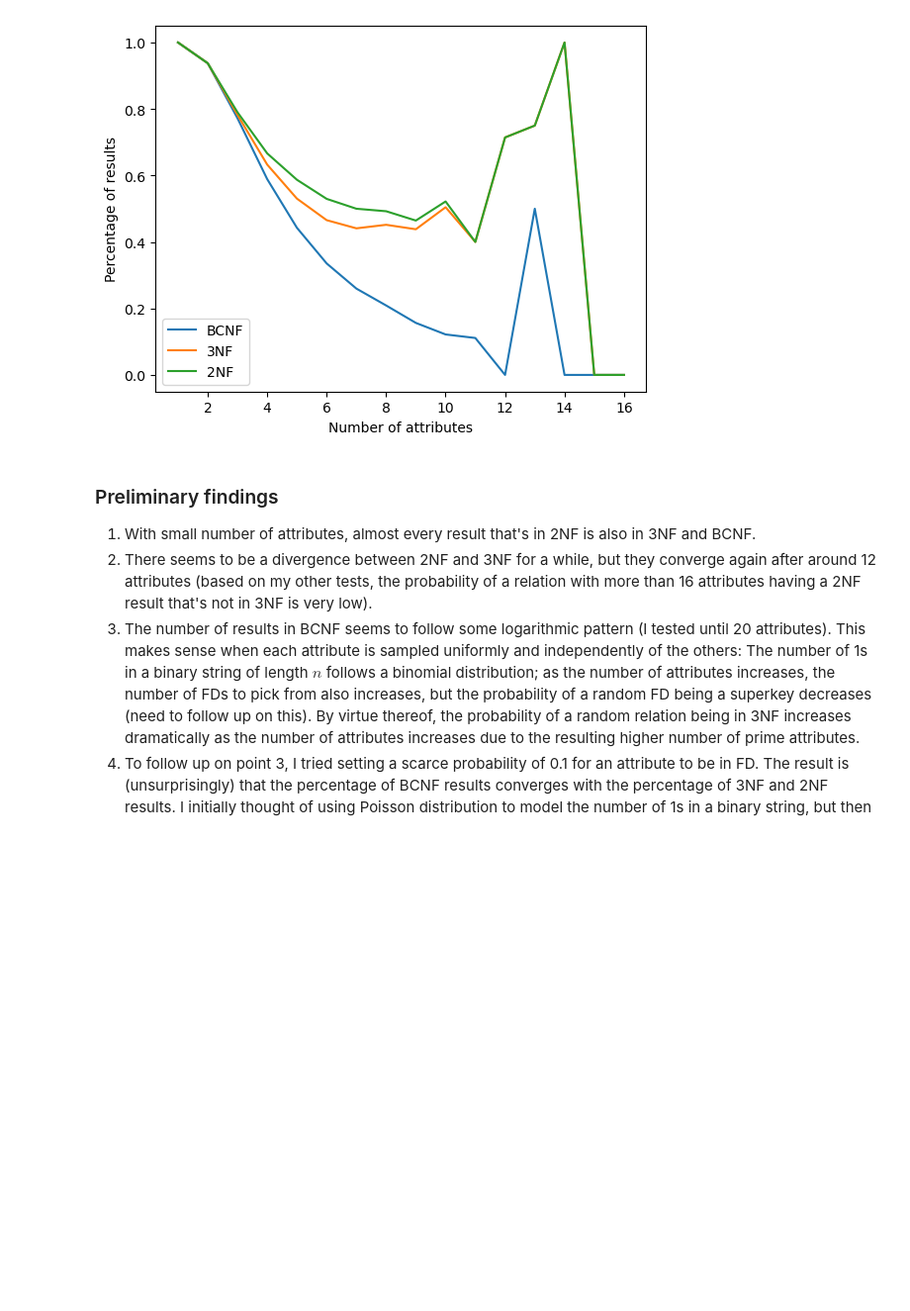
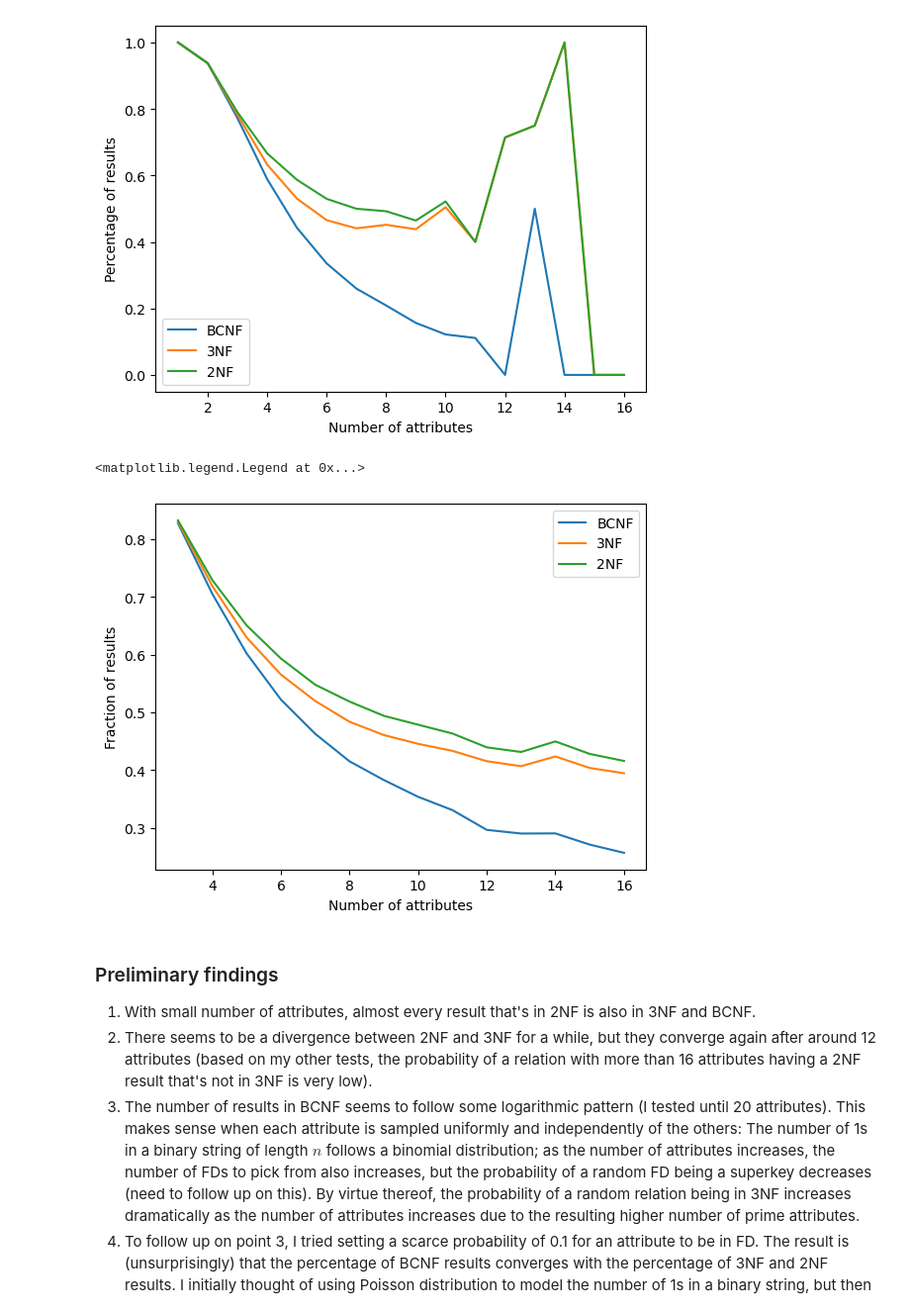
Before and after one commit to KamiliArsyad/FDSampleRush, a Jupyter notebook: notebooks/analysis_realistic_distribution.ipynb, the cells around one changed output. Shown: that part at 99% size. Saved outputs shown, nothing was run; the diff lists cells and outputs as text; code cells hidden in the pictures; blank space fills up the shorter version.

```diff
--- a/notebooks/analysis_realistic_distribution.ipynb
+++ b/notebooks/analysis_realistic_distribution.ipynb
@@ -19,13 +44,14 @@ from matplotlib import pyplot as plt
 # %%
 # Sampling results with differing number of attributes (1 to 16)
-timeout = lambda x: 15 + 2 ** (x/2)
+timeout = lambda x: 10 if x < 8 else 15 + 2 ** (x * 2/3)
 res = []
 
-for num_attr in range(1, 17):
+for num_attr in range(3, 15):
     print("num_attr:", num_attr)
     rush = FDSampleRush(num_attr)
-    rush.set_fd_distribution("binomial", **{'bit_len': num_attr, 'p': 0.5})
+    rush.set_fd_distribution(uniform_random_ones_distribution, **{'n_attr': num_attr})
     rush.run(timeout(num_attr), debug=False)
+    # rush.run(5, debug=False)
     print(FDSampleRushResult.summarize(rush.get_results()))
     res.append(rush)
 # %% [output]
@@ -48,0 +75,8 @@ num_attr: 16
+# %%
+for num_attr in range(15, 17):
+    print("num_attr:", num_attr)
+    rush = FDSampleRush(num_attr)
+    rush.set_fd_distribution(uniform_random_ones_distribution, **{'n_attr': num_attr})
+    rush.run(20*60*(num_attr-14), debug=False)
+    print(FDSampleRushResult.summarize(rush.get_results()))
+    res.append(rush)
@@ -63,6 +102,23 @@ ax.legend()
 # %% [output]
 <matplotlib.legend.Legend at 0x...>
 [figure]
+# %%
+# Plotting the results
+# The x-axis is the number of attributes
+# The y-axis (in different colours) is the percentage of BCNF, 3NF, and 2NF results
+# For each of rush result, the format returned by FDSampleRushResult.summarize(rush.get_results()) is as follows: {'num_bcnf': ..., 'num_3nf': ..., 'num_2nf': ..., 'total_time': ...}.
+# The total number of results can be obtained by getting the length of rush.get_results()
+fig, ax = plt.subplots()
+ax.set_xlabel('Number of attributes')
+ax.set_ylabel('Fraction of results')
+ax.plot(range(3, 17), [FDSampleRushResult.summarize(r.get_results())['num_bcnf']/len(r.get_results()) for r in res], label='BCNF')
+ax.plot(range(3, 17), [FDSampleRushResult.summarize(r.get_results())['num_3nf']/len(r.get_results()) for r in res], label='3NF')
+ax.plot(range(3, 17), [FDSampleRushResult.summarize(r.get_results())['num_2nf']/len(r.get_results()) for r in res], label='2NF')
+
+ax.legend()
+# %% [output]
+<matplotlib.legend.Legend at 0x...>
+[figure, added]
 # %% [markdown]
 ### Preliminary findings
 1. With small number of attributes, almost every result that's in 2NF is also in 3NF and BCNF.
```
Also changed, not shown: parts of 5 cells of this notebook, 7 other files.
